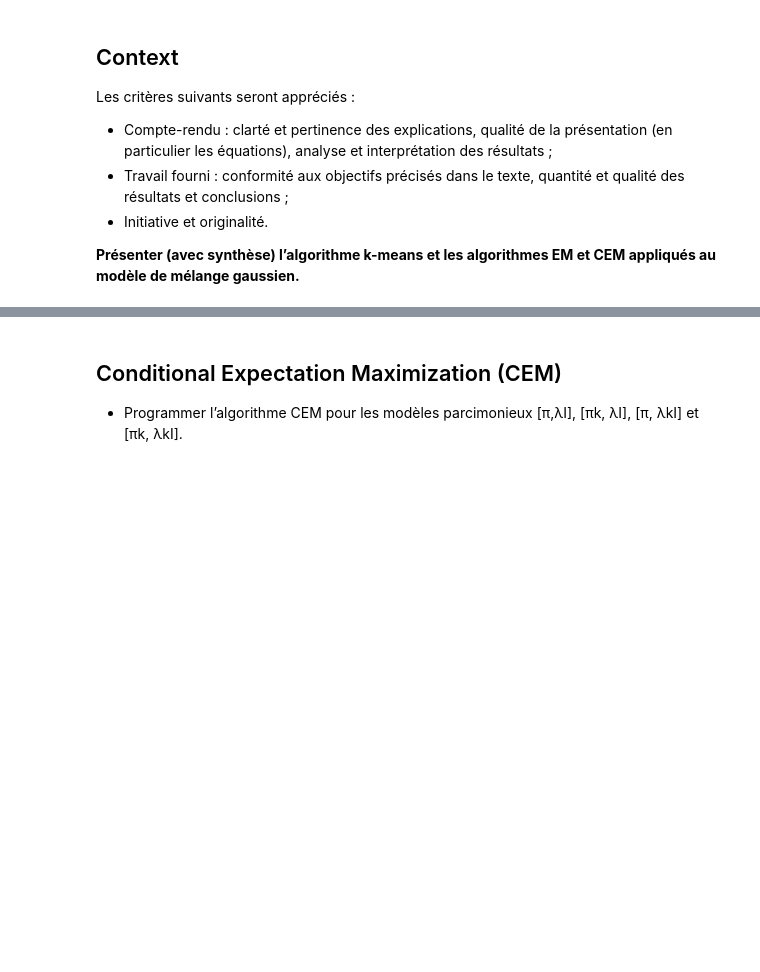
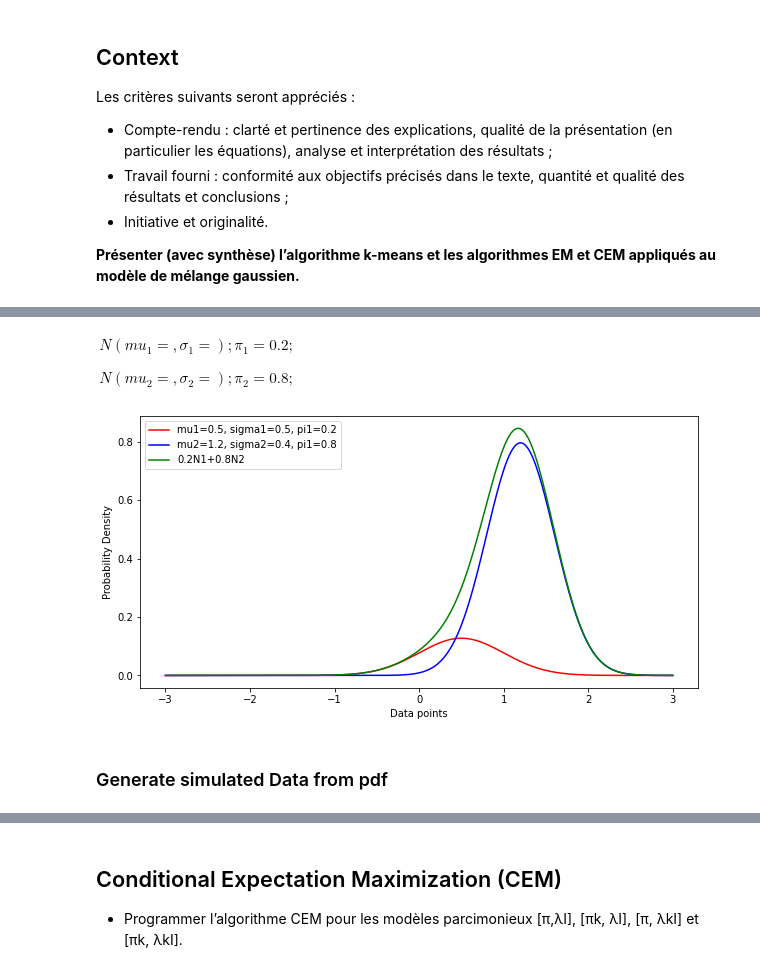
Before and after one commit to mohcineelharras/daml_project, a Jupyter notebook: project/daml_project.ipynb, the cells around one changed output, grey strips where cells are left out. Cells and saved outputs as stored; diff of their text form; code cells hidden in the pictures; blank space fills up the shorter version.

```diff
--- a/project/daml_project.ipynb
+++ b/project/daml_project.ipynb
@@ -92,0 +95,11 @@ array([1, 0])
+# %% [markdown]
+$\ N(mu_{1}= ,\sigma_{1}=) ; \pi_{1} = 0.2  ; $
+
+$\ N(mu_{2}= ,\sigma_{2}=) ; \pi_{2} =  0.8 ;$
+# %%
+x=np.linspace(-3,3,1000)
+plotgmm2(x,n=1000,mu1=0.5,sigma1=0.5,pi1=0.2,mu2=1.2,sigma2=0.4,pi2=0.8)
+# %% [output]
+[figure, added]
+# %% [markdown]
+### Generate simulated Data from pdf
```
Also changed, not shown: parts of 41 cells of this notebook.
